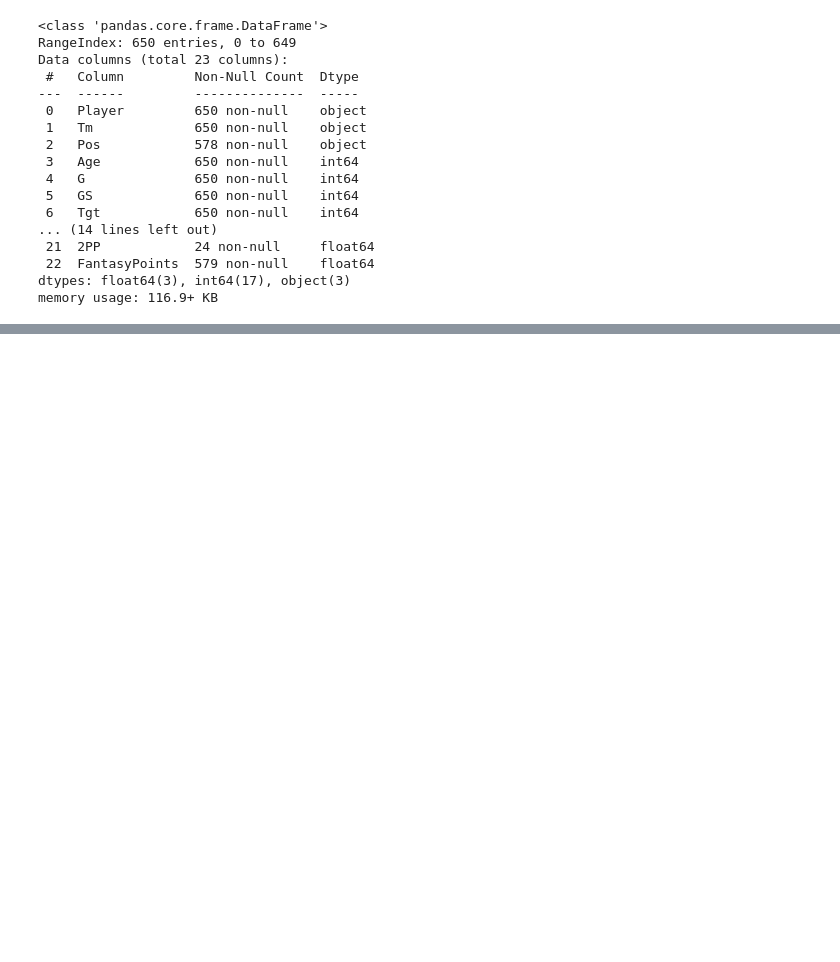
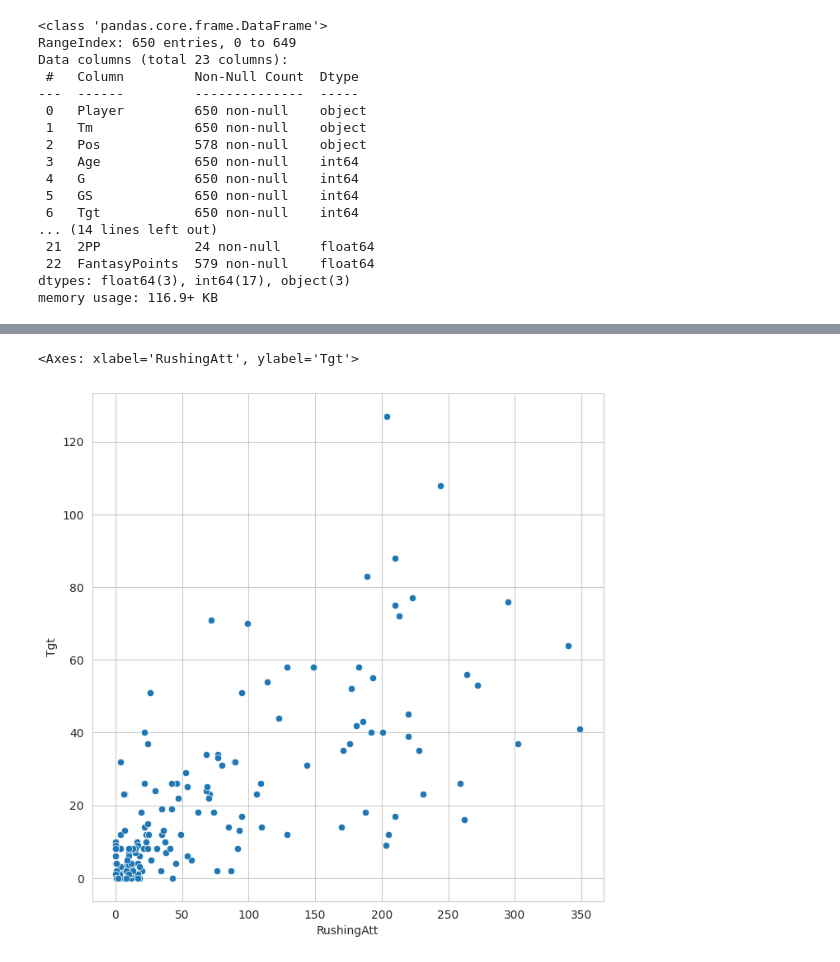
Before and after one commit to Schlager22/FDP_Course, a Jupyter notebook: Viz_with_Seaborn_Matplotlib.ipynb, the cells around one changed output, grey strips where cells are left out. Saved outputs shown, nothing was run; the diff lists cells and outputs as text; code cells hidden in the pictures; blank space fills up the shorter version.

Commit message:
Completed Module with plots

```diff
--- a/Viz_with_Seaborn_Matplotlib.ipynb
+++ b/Viz_with_Seaborn_Matplotlib.ipynb
@@ -36,3 +41,9 @@ Data columns (total 23 columns):
  22  FantasyPoints  579 non-null    float64
 dtypes: float64(3), int64(17), object(3)
 memory usage: 116.9+ KB
+# %%
+rb_df = df.loc[df['Pos'] == 'RB']
+rb_df['Usage'] = rb_df['Tgt'] + rb_df['RushingAtt']
+rb_df['Usage/G'] = rb_df['Usage']/rb_df['G']
+rb_df['FantasyPoints/G'] = rb_df['FantasyPoints']/rb_df['G']
+rb_df.head(10)
@@ -38,0 +83,9 @@ memory usage: 116.9+ KB
+# %%
+#Function within pyplot module, this si the canvas
+# Axis live within figures
+plt.figure(figsize=(8,8))
+sns.set_style('whitegrid')
+sns.scatterplot(x=rb_df['RushingAtt'], y=rb_df['Tgt'])
+# %% [output]
+<Axes: xlabel='RushingAtt', ylabel='Tgt'>
+[figure, added]
```
Also changed, not shown: parts of 18 cells of this notebook.
